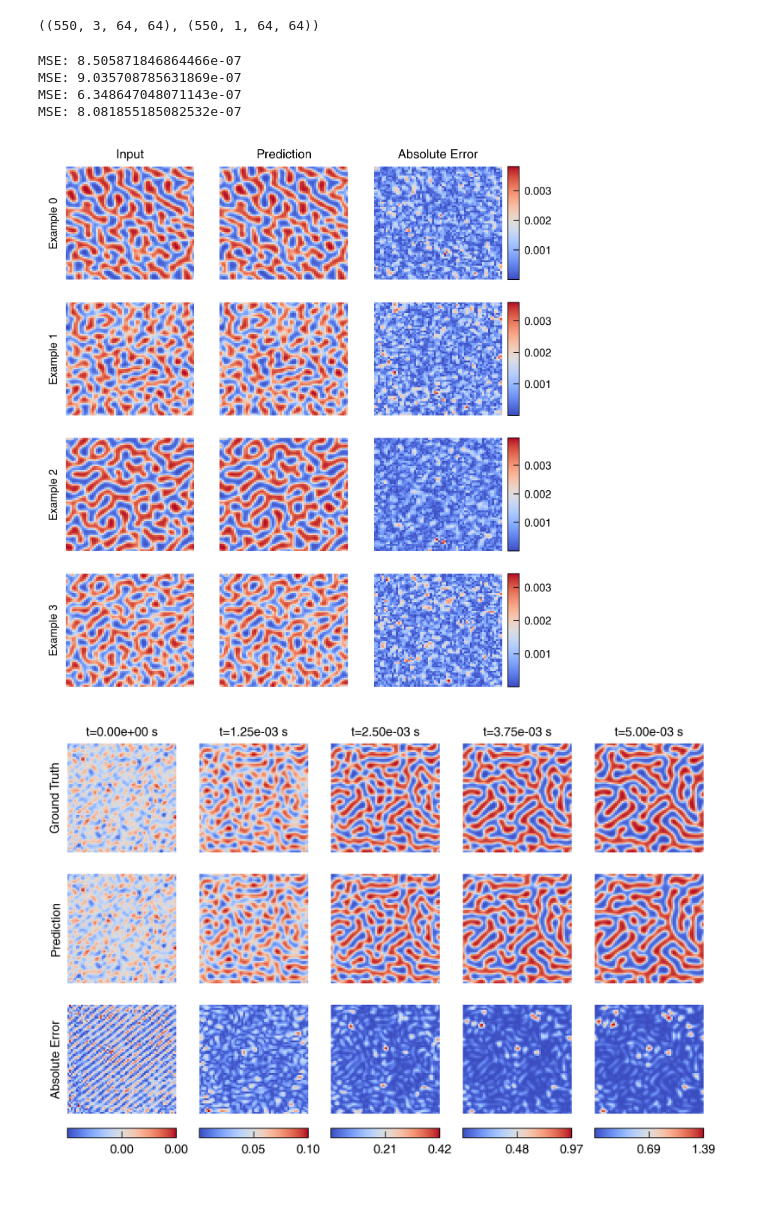
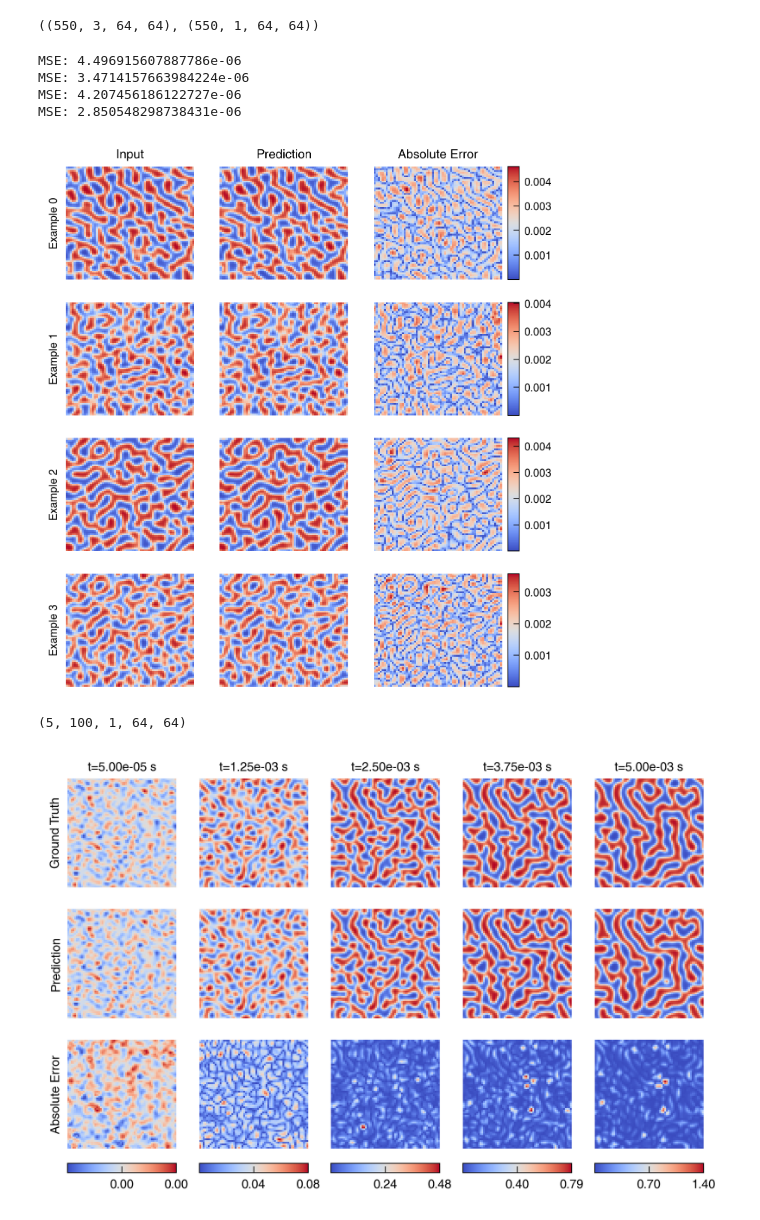
Before and after one commit to NanxiiChen/PF-PINO, a Jupyter notebook: spinodal_decomp/eval.ipynb, the cells around one changed output. Drawn from its saved outputs; the diff is of its cells as text; code cells hidden in the pictures.

```diff
--- a/spinodal_decomp/eval.ipynb
+++ b/spinodal_decomp/eval.ipynb
@@ -100,7 +100,7 @@ model_skeleton = get_model2d(
    **model_kwargs
 )
 # weight = os.path.join(save_dir, f"epoch_{configs.epochs - 1}.eqx")
-weight = os.path.join(save_dir, f"epoch_200.eqx")
+weight = os.path.join(save_dir, f"epoch_1600.eqx")
 model = eqx.tree_deserialise_leaves(weight, model_skeleton)
 # %%
 # data = jnp.load("./dataset_split.npz")
@@ -159,11 +159,11 @@ for i, idx in enumerate(random_indices):
     print(f"MSE: {jnp.mean(diff**2)}")
 # fig.tight_layout()
 # %% [output]
-MSE: 8.505871846864466e-07
-MSE: 9.035708785631869e-07
-MSE: 6.348647048071143e-07
-MSE: 8.081855185082532e-07
+MSE: 4.496915607887786e-06
+MSE: 3.4714157663984224e-06
+MSE: 4.207456186122727e-06
+MSE: 2.850548298738431e-06
-[figure, old version]
+[figure, new version]
 # %%
 test_solutions = jnp.load(os.path.join(configs.test_data_dir, "solutions_grid.npy"))
 start = 0
@@ -176,11 +176,15 @@ auto_reg_fn = partial(
     steps=steps
 )
 u_preds = jax.vmap(auto_reg_fn)(u0)
+# %%
+u_preds.shape
+# %% [output]
+(5, 100, 1, 64, 64)
 # %%
-idxs = [0, 25, 50, 75, 100]
+idxs = [0, 24, 49, 74, 99]
 meshesx = meshes[0]
 meshesy = meshes[1]
-example_th = 1
+example_th = 2
 component = 0
 fig, axes = plt.subplots(3, len(idxs), figsize=(1.3 * len(idxs), 3.8),)
 for i, idx in enumerate(idxs):
@@ -191,7 +195,7 @@ for i, idx in enumerate(idxs):
         ax.text(-0.05, 0.5, "Ground Truth", ha="right", va="center", transform=ax.transAxes, rotation=90)
     # ax.set_title(f"Ground Truth t={int((idx+1)*dt*configs.Tc)} s")
     ax.set_axis_off()
-    ax.text(0.5, 1.05, f"t={idx*dt*configs.Tc:.2e} s", ha="center", va="bottom", transform=ax.transAxes)
+    ax.text(0.5, 1.05, f"t={(idx+1)*dt*configs.Tc:.2e} s", ha="center", va="bottom", transform=ax.transAxes)
     ax.set_aspect('equal')
 
     ax = axes[1, i]
@@ -199,34 +203,34 @@ for i, idx in enumerate(idxs):
     ax.pcolormesh(meshesx, meshesy, u_preds[example_th, idx, component, :, :], shading='auto', cmap='coolwarm')
     if i == 0:
         ax.text(-0.05, 0.5, "Prediction", ha="right", va="center", transform=ax.transAxes, rotation=90)
     ax.set_axis_off()
     ax.set_aspect('equal')
 
     ax = axes[2, i]
     diff = jnp.abs(y_test[example_th, idx, component, :, :] - u_preds[example_th, idx, component, :, :])
     # diff_ax = ax.contourf(meshesx, meshesy, diff, levels=20, cmap='coolwarm')
     diff_ax = ax.pcolormesh(meshesx, meshesy, diff, shading='auto', cmap='coolwarm')
     if i == 0:
         ax.text(-0.05, 0.5, "Absolute Error", ha="right", va="center", transform=ax.transAxes, rotation=90)
     ax.set_axis_off()
     ax.set_aspect('equal')
     ax_bar = fig.add_axes([ax.get_position().x0,
                            ax.get_position().y0 - 0.05,
                            ax.get_position().width,
                            0.02])
 
     # L2 = jnp.linalg.norm(y_test[example_th, idx, component, :, :] - u_preds[example_th, idx, component, :, :]) / jnp.linalg.norm(y_test[example_th, idx, component, :, :])
     # # format as latex string wish scientific notation (\times 10^)
     # L2_magnitude = jnp.floor(jnp.log10(L2))
     # L2_coefficient = L2 / (10 ** L2_magnitude)
     # L2_text = r"$L_2=" + f"{L2_coefficient:.2f}" + r"\times 10^{" + f"{int(L2_magnitude)}" + "}$"
     # ax.text(0.01, 0.99, L2_text, ha="left", va="top", transform=ax.transAxes, fontsize=5, color='white')
 
     # fewer ticks on colorbar with 2 precision
     fig.colorbar(diff_ax, cax=ax_bar, orientation='horizontal',
                  format='%.2f', ticks=jnp.linspace(0, jnp.max(diff), num=3))
 # %% [output]
-[figure, old version]
+[figure, new version]
 # %%
 l2 = jnp.linalg.norm(y_test - u_preds) / jnp.linalg.norm(y_test)
 l2
```
Also changed, not shown: parts of 7 cells of this notebook, 16 other files.
